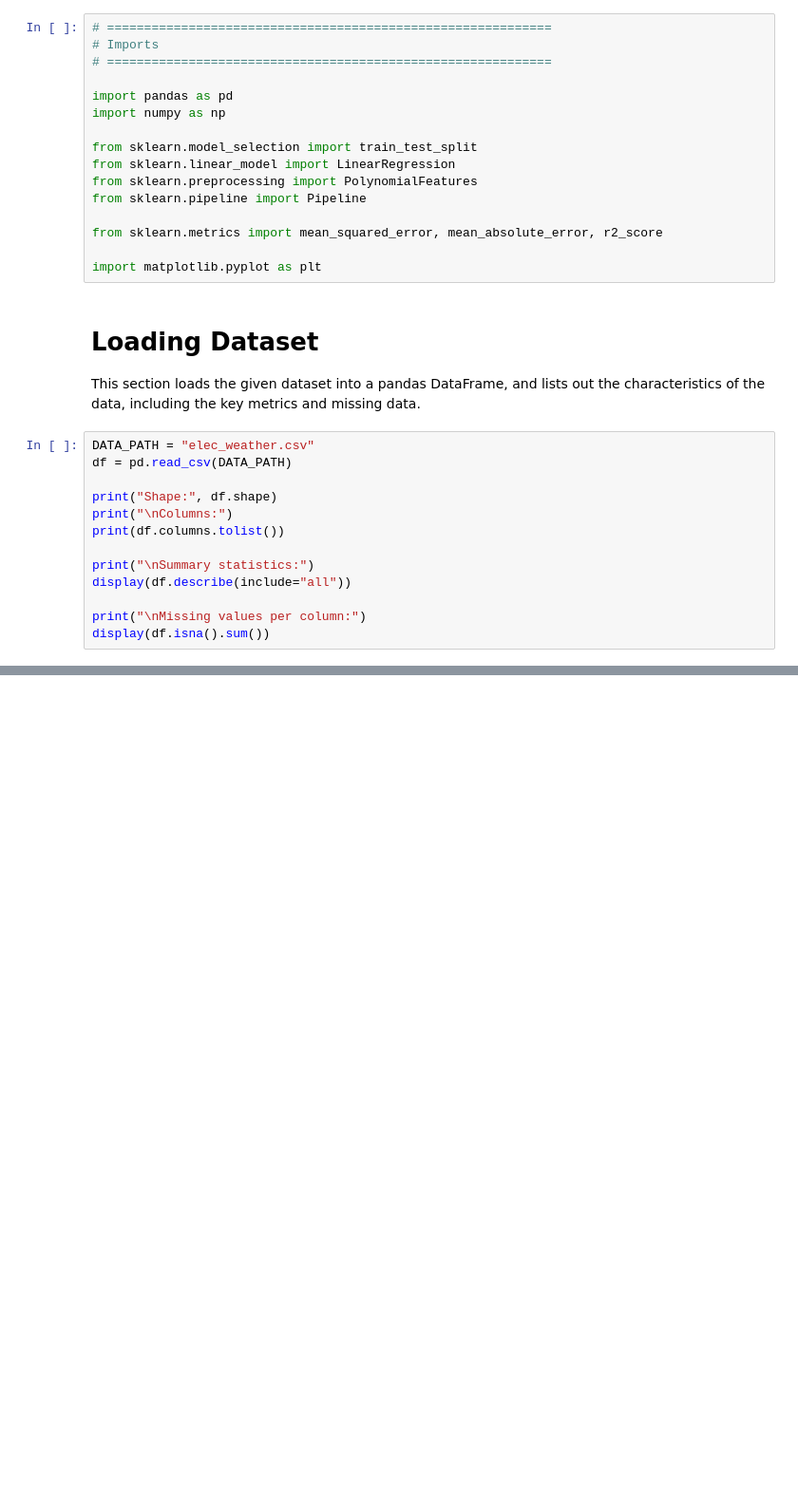
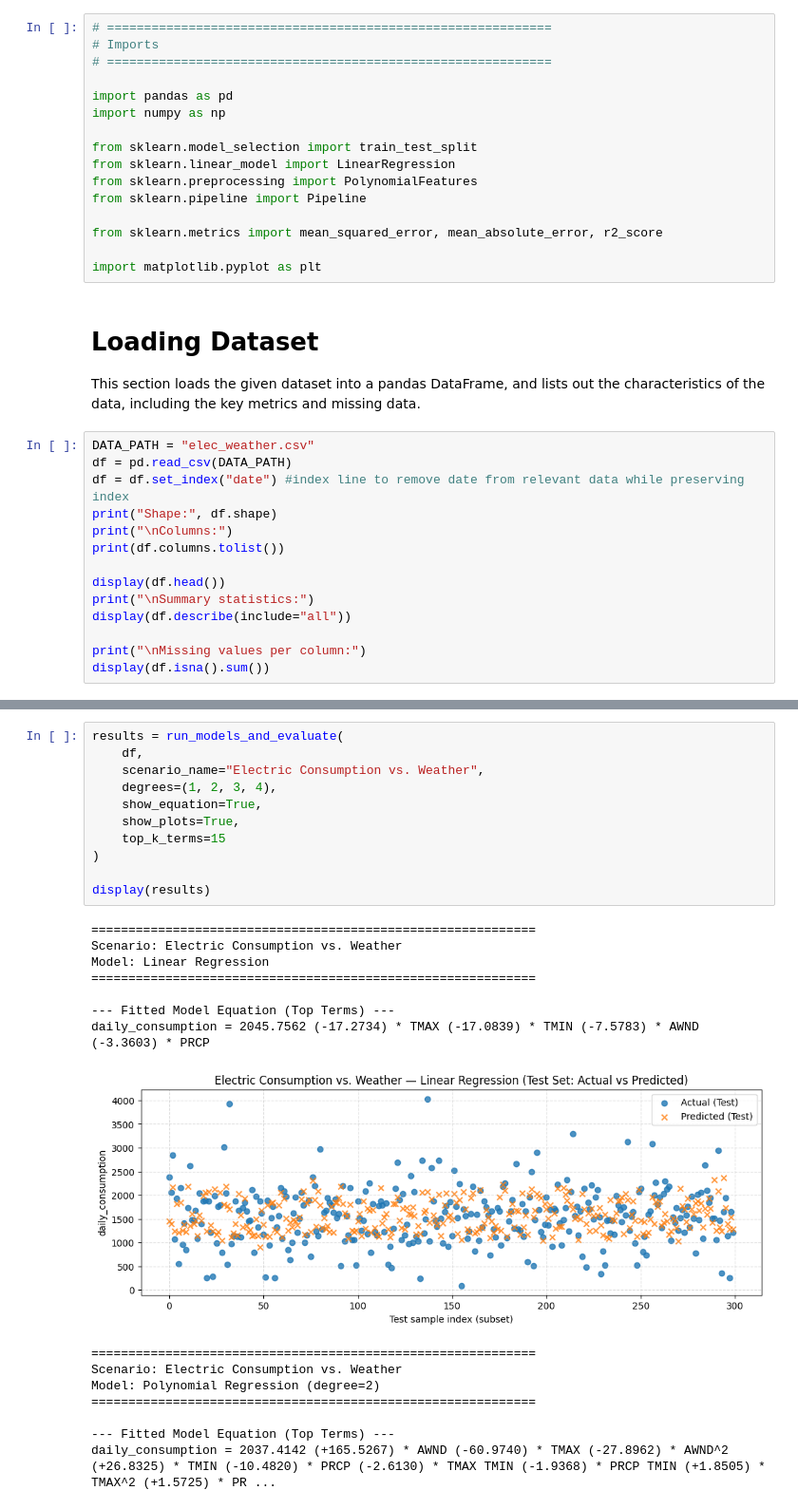
Before and after one commit to erizeli/ML_Repo, a Jupyter notebook: hw1/elec_consmuption_vs_weather.ipynb, the cells around one changed output, grey strips where cells are left out. Shown at 95% size. Drawn from its saved outputs; the diff is of its cells as text; blank space fills up the shorter version.

```diff
--- a/hw1/elec_consmuption_vs_weather.ipynb
+++ b/hw1/elec_consmuption_vs_weather.ipynb
@@ -29,11 +31,12 @@ This section loads the given dataset into a pandas DataFrame, and lists out the
 # %%
 DATA_PATH = "elec_weather.csv"
 df = pd.read_csv(DATA_PATH)
-
+df = df.set_index("date") #index line to remove date from relevant data while preserving index
 print("Shape:", df.shape)
 print("\nColumns:")
 print(df.columns.tolist())
 
+display(df.head())
 print("\nSummary statistics:")
 display(df.describe(include="all"))
 
@@ -41,0 +252,27 @@ display(df.isna().sum())
+# %%
+results = run_models_and_evaluate(
+    df,
+    scenario_name="Electric Consumption vs. Weather",
+    degrees=(1, 2, 3, 4),
+    show_equation=True,
+    show_plots=True,
+    top_k_terms=15
+)
+
+display(results)
+# %% [output]
+============================================================
+Scenario: Electric Consumption vs. Weather
+Model: Linear Regression
+============================================================
+
+--- Fitted Model Equation (Top Terms) ---
+daily_consumption = 2045.7562 (-17.2734) * TMAX (-17.0839) * TMIN (-7.5783) * AWND (-3.3603) * PRCP
+[figure, added]
+============================================================
+Scenario: Electric Consumption vs. Weather
+Model: Polynomial Regression (degree=2)
+============================================================
+
+--- Fitted Model Equation (Top Terms) ---
+daily_consumption = 2037.4142 (+165.5267) * AWND (-60.9740) * TMAX (-27.8962) * AWND^2 (+26.8325) * TMIN (-10.4820) * PRCP (-2.6130) * TMAX TMIN (-1.9368) * PRCP TMIN (+1.8505) * TMAX^2 (+1.5725) * PR ...
```
Also changed, not shown: parts of 7 cells of this notebook, 1 other file.
